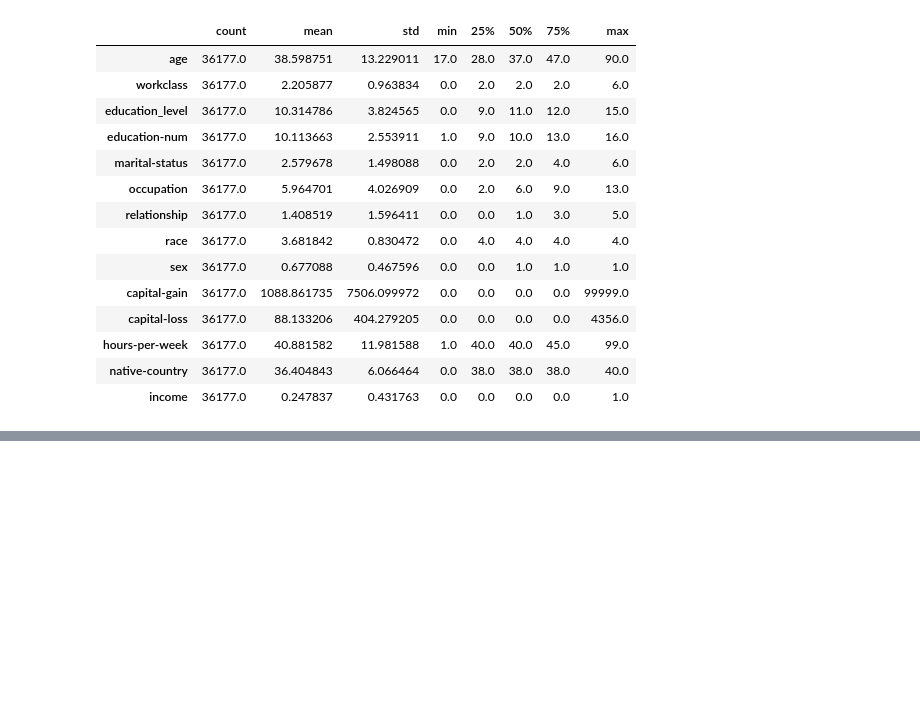
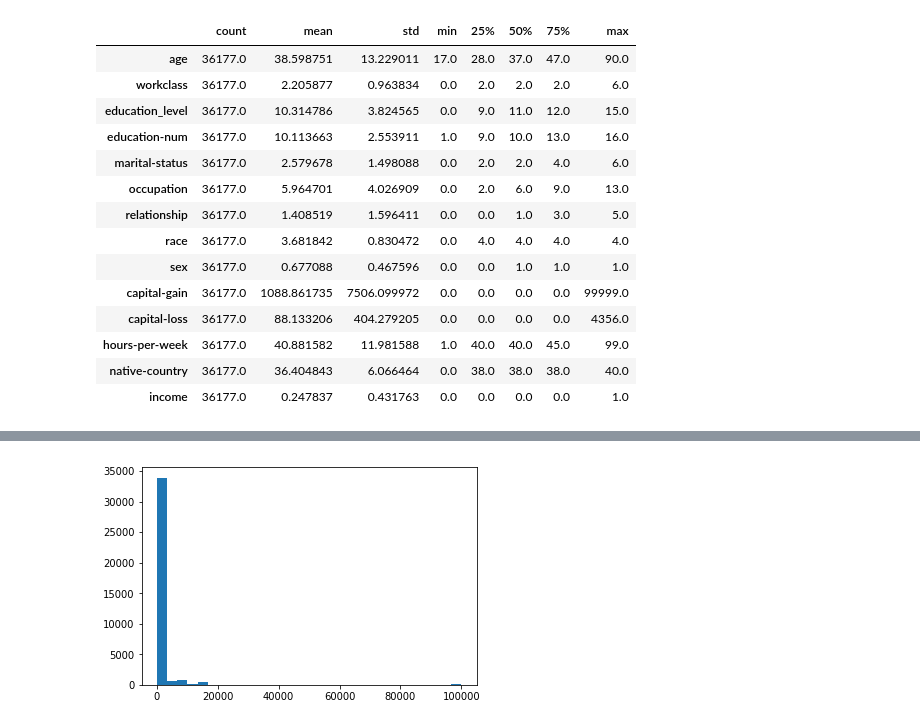
Before and after one commit to unaiherran/mod-machine-learning, a Jupyter notebook: census_clasificacion.ipynb, the cells around one changed output, grey strips where cells are left out. Saved outputs shown, nothing was run; the diff lists cells and outputs as text; code cells hidden in the pictures; blank space fills up the shorter version.

```diff
--- a/census_clasificacion.ipynb
+++ b/census_clasificacion.ipynb
@@ -180,0 +184,5 @@ data.head(10)
+# %%
+plt.hist(data['capital-gain'], bins=30)
+plt.show()
+# %% [output]
+[figure, added]
```
Also changed, not shown: parts of 51 cells of this notebook.
